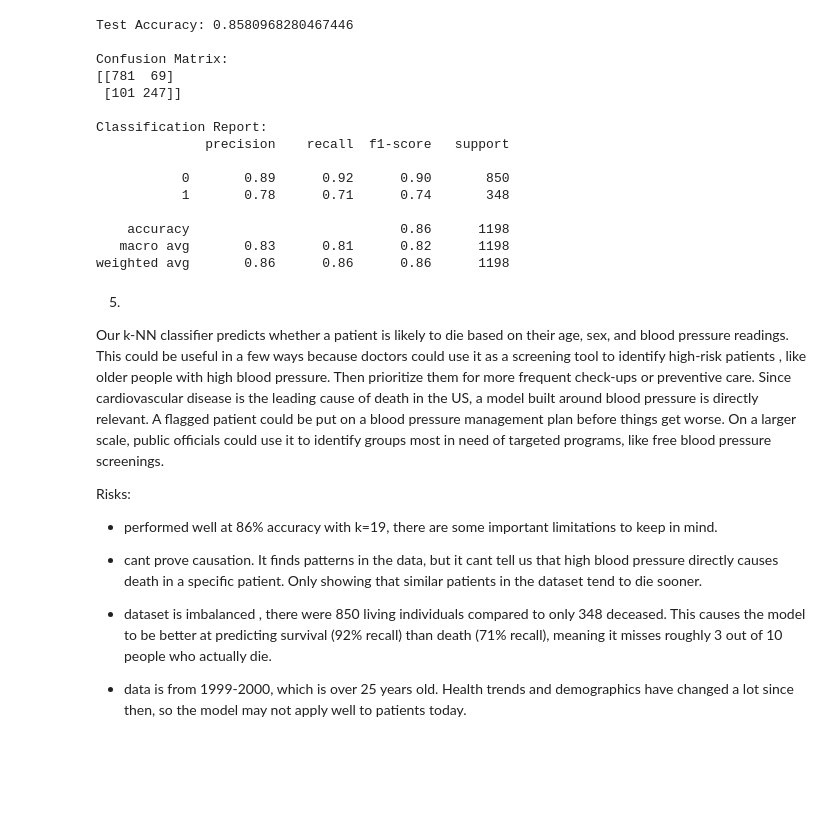
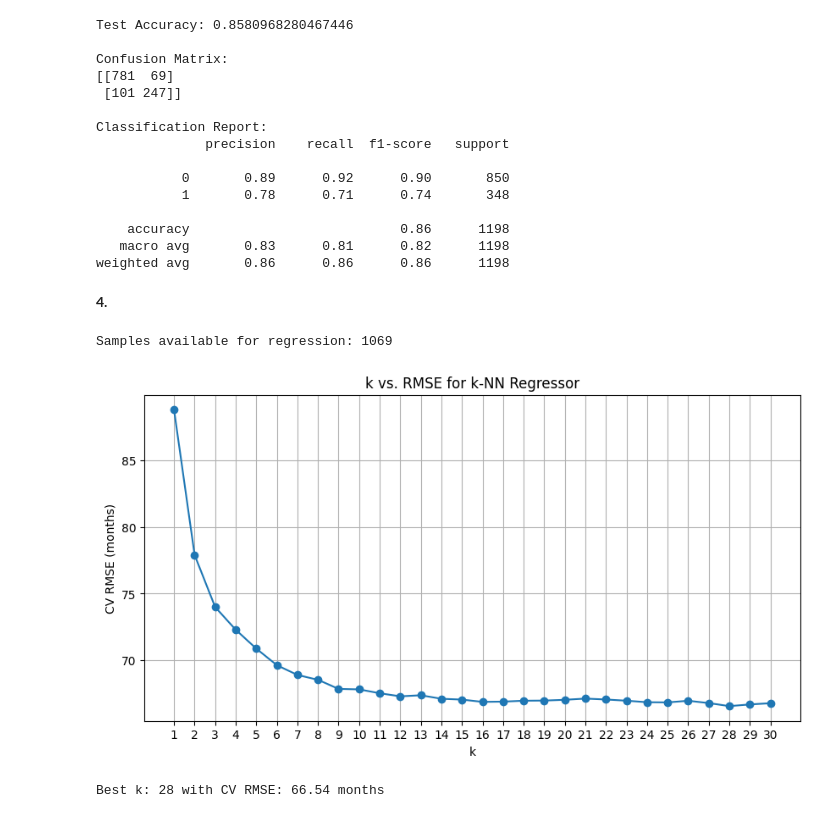
Before and after one commit to apatterson5022/Project-1---ML, a Jupyter notebook: Project_1_BSDS_Part_2_AP.ipynb, the cells around one changed output. Drawn from its saved outputs; the diff is of its cells as text; code cells hidden in the pictures; blank space fills up the shorter version.

```diff
--- a/Project_1_BSDS_Part_2_AP.ipynb
+++ b/Project_1_BSDS_Part_2_AP.ipynb
@@ -735,17 +735,57 @@ Classification Report:
     accuracy                           0.86      1198
    macro avg       0.83      0.81      0.82      1198
 weighted avg       0.86      0.86      0.86      1198
-# %% [markdown]
-5)
-
-Our k-NN classifier predicts whether a patient is likely to die based on their age, sex, and blood pressure readings. This could be useful in a few ways because doctors could use it as a screening tool to identify high-risk patients , like older people with high blood pressure. Then prioritize them for more frequent check-ups or preventive care. Since cardiovascular disease is the leading cause of death in the US, a model built around blood pressure is directly relevant. A flagged patient could be put on a blood pressure management plan before things get worse. On a larger scale, public officials could use it to identify groups most in need of targeted programs, like free blood pressure screenings.
-
-Risks:
-
-- performed well at 86% accuracy with k=19, there are some important limitations to keep in mind.
-
-- cant prove causation. It finds patterns in the data, but it cant tell us that high blood pressure directly causes death in a specific patient. Only showing that similar patients in the dataset tend to die sooner.
-
-- dataset is imbalanced , there were 850 living individuals compared to only 348 deceased. This causes the model to be better at predicting survival (92% recall) than death (71% recall), meaning it misses roughly 3 out of 10 people who actually die.
-
-- data is from 1999-2000, which is over 25 years old. Health trends and demographics have changed a lot since then, so the model may not apply well to patients today.
+# %% [markdown]
+**4.**
+# %%
+from sklearn.neighbors import KNeighborsRegressor
+from sklearn.preprocessing import StandardScaler
+from sklearn.model_selection import train_test_split, cross_val_score
+from sklearn.metrics import mean_squared_error
+import numpy as np
+import matplotlib.pyplot as plt
+
+# Features to use for predicting life expectancy
+feature_cols = ['RIDAGEEX', 'RIAGENDR', 'RIDRETH1', 'INDFMPIR',
+                'systolic_avg', 'diastolic_avg', 'BPXPLS', 'DIABETES', 'HYPERTEN']
+
+# Only use deceased individuals with valid survival time
+reg_df = df[df['MORTSTAT'] == 1].dropna(subset=feature_cols + ['PERMTH_INT'])
+
+X = reg_df[feature_cols]
+y = reg_df['PERMTH_INT']
+
+print(f"Samples available for regression: {len(reg_df)}")
+# %% [output]
+Samples available for regression: 1069
+# %%
+scaler = StandardScaler()
+X_scaled = scaler.fit_transform(X)
+
+X_train, X_test, y_train, y_test = train_test_split(
+    X_scaled, y, test_size=0.2, random_state=42
+)
+# %%
+k_range = range(1, 31)
+rmse_scores = []
+
+for k in k_range:
+    model = KNeighborsRegressor(n_neighbors=k)
+    scores = cross_val_score(model, X_train, y_train, cv=5,
+                             scoring='neg_root_mean_squared_error')
+    rmse_scores.append(-scores.mean())
+
+plt.figure(figsize=(10, 5))
+plt.plot(k_range, rmse_scores, marker='o')
+plt.xlabel('k')
+plt.ylabel('CV RMSE (months)')
+plt.title('k vs. RMSE for k-NN Regressor')
+plt.xticks(range(1, 31))
+plt.grid(True)
+plt.show()
+
+best_k = list(k_range)[np.argmin(rmse_scores)]
+print(f"Best k: {best_k} with CV RMSE: {min(rmse_scores):.2f} months")
+# %% [output]
+[figure, added]
+Best k: 28 with CV RMSE: 66.54 months
```
Also changed, not shown: parts of 3 cells of this notebook.
